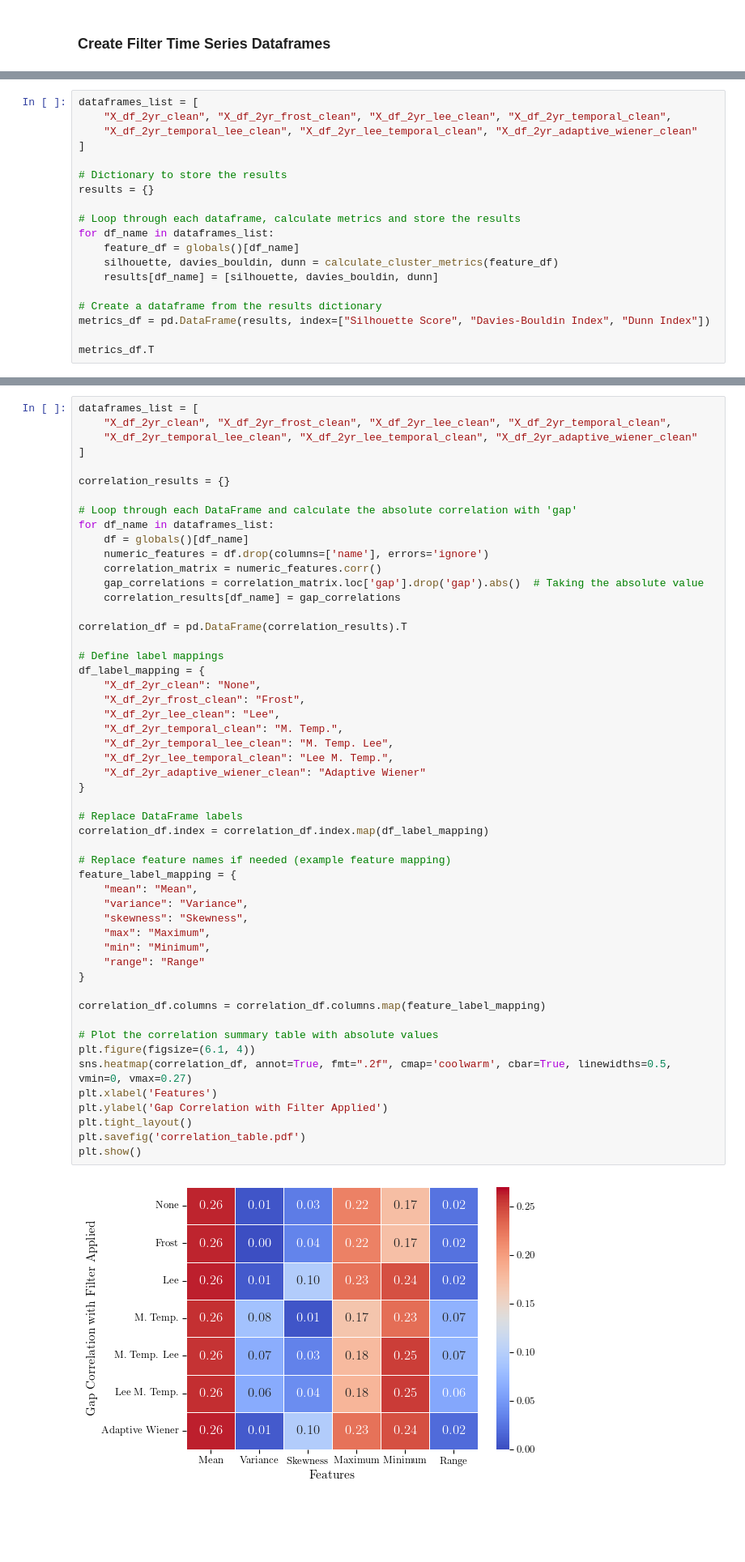
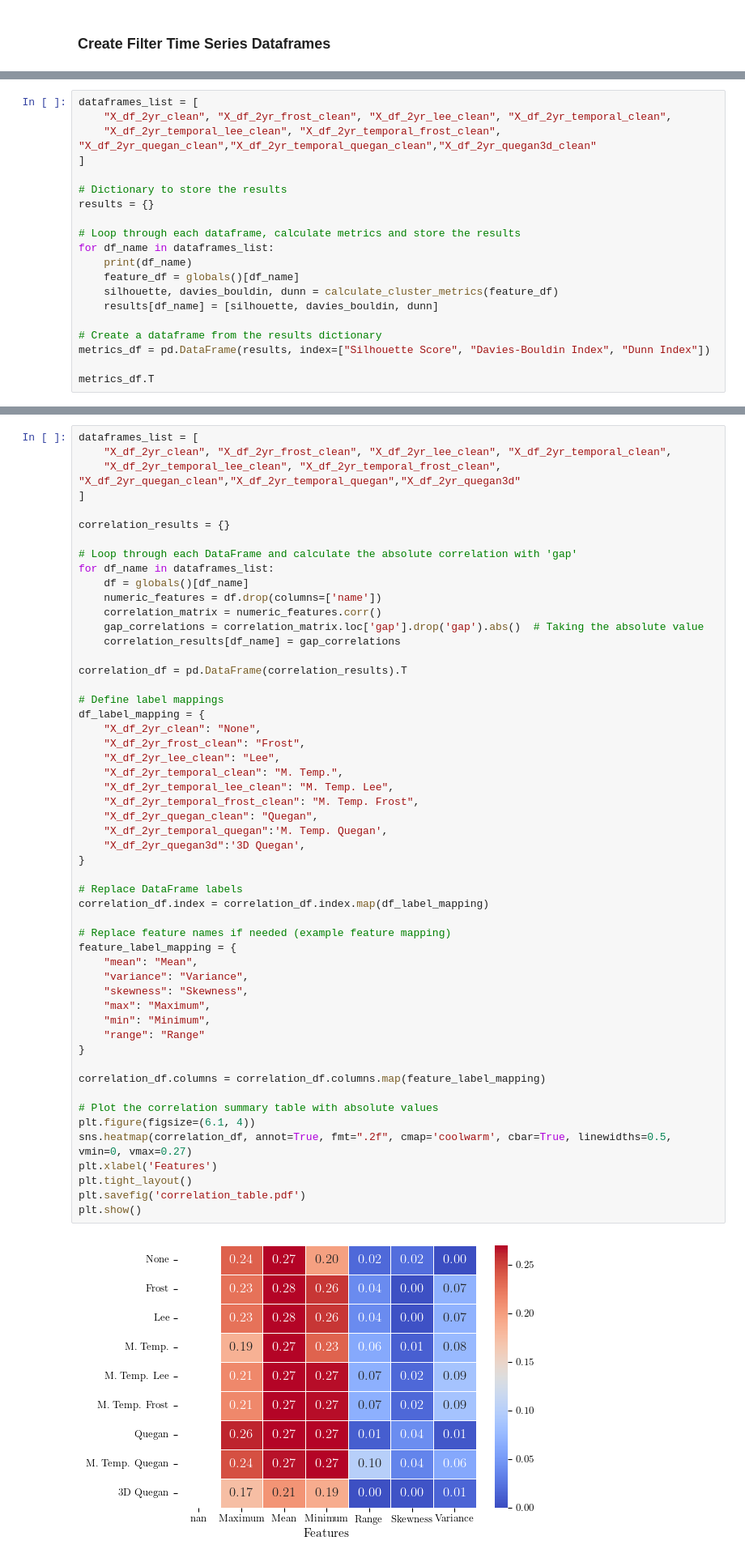
Before and after one commit to ol-webb/tree_gaps4, a Jupyter notebook: all_gaps_mk2/main1.ipynb, the cells around one changed output, grey strips where cells are left out. Shown at 81% size. Saved outputs shown, nothing was run; the diff lists cells and outputs as text; blank space fills up the shorter version.

```diff
--- a/all_gaps_mk2/main1.ipynb
+++ b/all_gaps_mk2/main1.ipynb
@@ -1821,7 +1988,7 @@ def calculate_cluster_metrics(feature_matrix):
 # %%
 dataframes_list = [
     "X_df_2yr_clean", "X_df_2yr_frost_clean", "X_df_2yr_lee_clean", "X_df_2yr_temporal_clean",
-    "X_df_2yr_temporal_lee_clean", "X_df_2yr_lee_temporal_clean", "X_df_2yr_adaptive_wiener_clean"
+    "X_df_2yr_temporal_lee_clean", "X_df_2yr_temporal_frost_clean", "X_df_2yr_quegan_clean","X_df_2yr_temporal_quegan_clean","X_df_2yr_quegan3d_clean"
 ]
 
 # Dictionary to store the results
@@ -1829,6 +1996,7 @@ results = {}
 
 # Loop through each dataframe, calculate metrics and store the results
 for df_name in dataframes_list:
+    print(df_name)
     feature_df = globals()[df_name]
     silhouette, davies_bouldin, dunn = calculate_cluster_metrics(feature_df)
     results[df_name] = [silhouette, davies_bouldin, dunn]
@@ -1849,7 +2028,7 @@ metrics_df.T
 # %%
 dataframes_list = [
     "X_df_2yr_clean", "X_df_2yr_frost_clean", "X_df_2yr_lee_clean", "X_df_2yr_temporal_clean",
-    "X_df_2yr_temporal_lee_clean", "X_df_2yr_lee_temporal_clean", "X_df_2yr_adaptive_wiener_clean"
+    "X_df_2yr_temporal_lee_clean", "X_df_2yr_temporal_frost_clean", "X_df_2yr_quegan_clean","X_df_2yr_temporal_quegan","X_df_2yr_quegan3d"
 ]
 
 correlation_results = {}
@@ -1857,7 +2036,7 @@ correlation_results = {}
 # Loop through each DataFrame and calculate the absolute correlation with 'gap'
 for df_name in dataframes_list:
     df = globals()[df_name]
-    numeric_features = df.drop(columns=['name'], errors='ignore')
+    numeric_features = df.drop(columns=['name'])
     correlation_matrix = numeric_features.corr()
     gap_correlations = correlation_matrix.loc['gap'].drop('gap').abs()  # Taking the absolute value
     correlation_results[df_name] = gap_correlations
@@ -1869,37 +2048,38 @@ df_label_mapping = {
     "X_df_2yr_clean": "None",
     "X_df_2yr_frost_clean": "Frost",
     "X_df_2yr_lee_clean": "Lee",
     "X_df_2yr_temporal_clean": "M. Temp.",
     "X_df_2yr_temporal_lee_clean": "M. Temp. Lee",
-    "X_df_2yr_lee_temporal_clean": "Lee M. Temp.",
-    "X_df_2yr_adaptive_wiener_clean": "Adaptive Wiener"
+    "X_df_2yr_temporal_frost_clean": "M. Temp. Frost",
+    "X_df_2yr_quegan_clean": "Quegan",
+    "X_df_2yr_temporal_quegan":'M. Temp. Quegan',
+    "X_df_2yr_quegan3d":'3D Quegan',
 }
 
 # Replace DataFrame labels
 correlation_df.index = correlation_df.index.map(df_label_mapping)
 
 # Replace feature names if needed (example feature mapping)
 feature_label_mapping = {
     "mean": "Mean",
     "variance": "Variance",
     "skewness": "Skewness",
     "max": "Maximum",
     "min": "Minimum",
     "range": "Range"
 }
 
 correlation_df.columns = correlation_df.columns.map(feature_label_mapping)
 
 # Plot the correlation summary table with absolute values
 plt.figure(figsize=(6.1, 4))
 sns.heatmap(correlation_df, annot=True, fmt=".2f", cmap='coolwarm', cbar=True, linewidths=0.5, vmin=0, vmax=0.27)
 plt.xlabel('Features')
-plt.ylabel('Gap Correlation with Filter Applied')
 plt.tight_layout()
 plt.savefig('correlation_table.pdf')
 plt.show()
 # %% [output]
-[figure, old version]
+[figure, new version]
 # %%
 def plot_scatter(X_df):
     # Create a scatter plot
```
Also changed, not shown: parts of 18 cells of this notebook, 4 other files.
